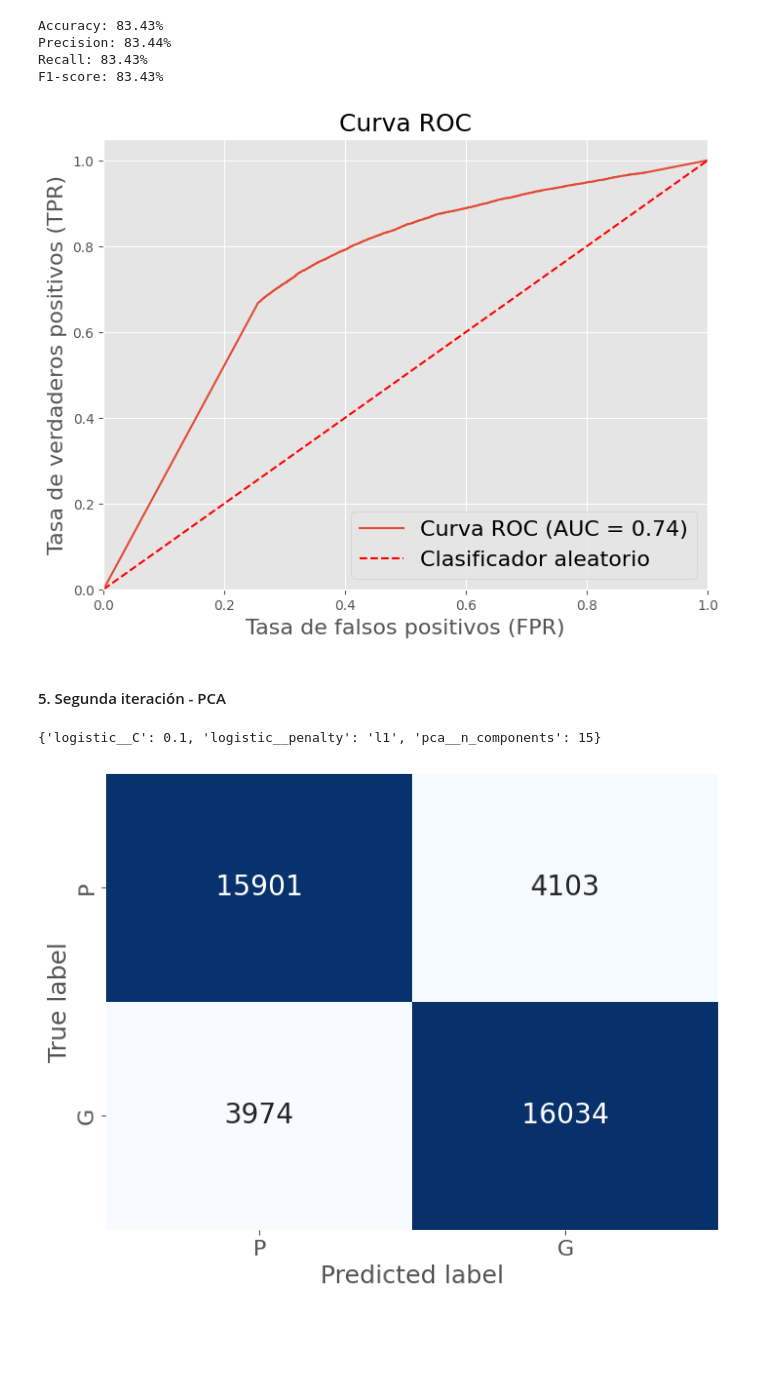
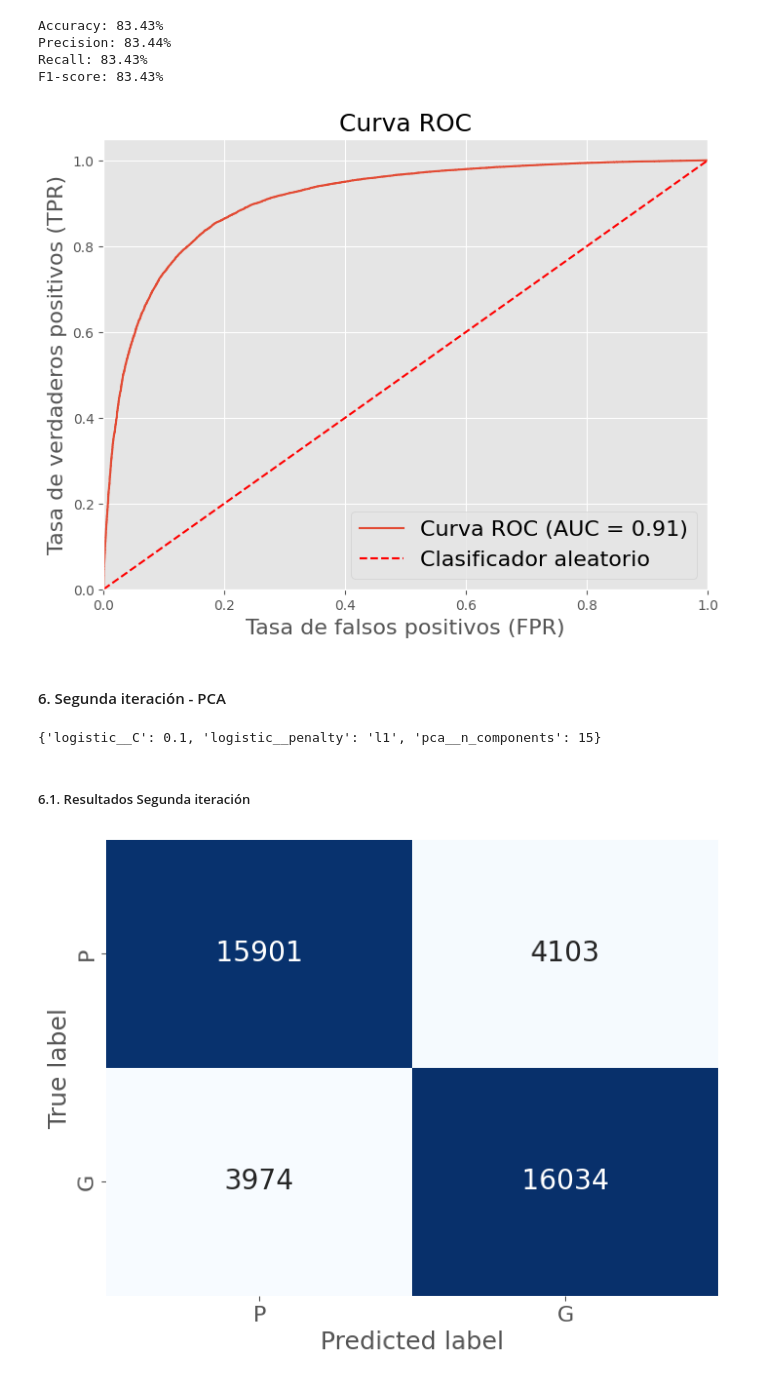
Before and after one commit to DanielVanegas11/Monografia---prediccion-de-resultados-en-tenis-de-campo, a Jupyter notebook: training/Predicción.ipynb, the cells around one changed output. Cells and saved outputs as stored; diff of their text form; code cells hidden in the pictures; blank space fills up the shorter version.

```diff
--- a/training/Predicción.ipynb
+++ b/training/Predicción.ipynb
@@ -130,7 +130,7 @@ pd.set_option("display.max_rows", None, "display.max_columns", None)
 # %% [markdown]
 #### 2. Carga del dataset
 # %%
-df_tenis=pd.read_csv('tennis_matches.csv')
+df_tenis=pd.read_csv('../resources/data/tennis_matches.csv')
 df_tenis.info() # Se comprueba que el archivo contenga los datos, los nombres de las columnas y el tipo de dato de cada columna.
 # %% [output]
 <class 'pandas.core.frame.DataFrame'>
@@ -519,28 +519,28 @@ Recall: 83.43%
 F1-score: 83.43%
 # %%
 # Obtener las probabilidades de clasificación para el conjunto de prueba
-probs = best_model.predict_proba(X_test)
+probs = best_model.predict_proba(X_test_scaled)
 probs = probs[:, 1]  # Tomar la probabilidad de la clase positiva
 
 # Obtener la curva ROC y el AUC
 fpr, tpr, umbrales = roc_curve(y_test, probs, pos_label='P')
 roc_auc = auc(fpr, tpr)
 
 # Graficar la curva ROC
 plt.figure(figsize=(8,6))
 plt.plot(fpr, tpr, label='Curva ROC (AUC = %0.2f)' % roc_auc)
 plt.plot([0, 1], [0, 1], 'r--', label='Clasificador aleatorio')
 plt.xlim([0.0, 1.0])
 plt.ylim([0.0, 1.05])
 plt.xlabel('Tasa de falsos positivos (FPR)', fontsize=16)
 plt.ylabel('Tasa de verdaderos positivos (TPR)', fontsize=16)
 plt.title('Curva ROC', fontsize=18)
 plt.legend(loc="lower right", fontsize=16)
 plt.show()
 # %% [output]
-[figure, old version]
+[figure, new version]
 # %% [markdown]
-#### 5. Segunda iteración - PCA
+#### 6. Segunda iteración - PCA
 # %%
 
 # Crear un objeto Pipeline que incluya el escalado, PCA y regresión logística
@@ -570,6 +570,8 @@ y_pred = best_model.predict(X_test)
 print(grid.best_params_)
 # %% [output]
 {'logistic__C': 0.1, 'logistic__penalty': 'l1', 'pca__n_components': 15}
+# %% [markdown]
+##### 6.1. Resultados Segunda iteración
 # %%
 # Obtener la matriz de confusión
 cm = confusion_matrix(y_test, y_pred)
```
Also changed, not shown: parts of 3 cells of this notebook, 1 other file.
